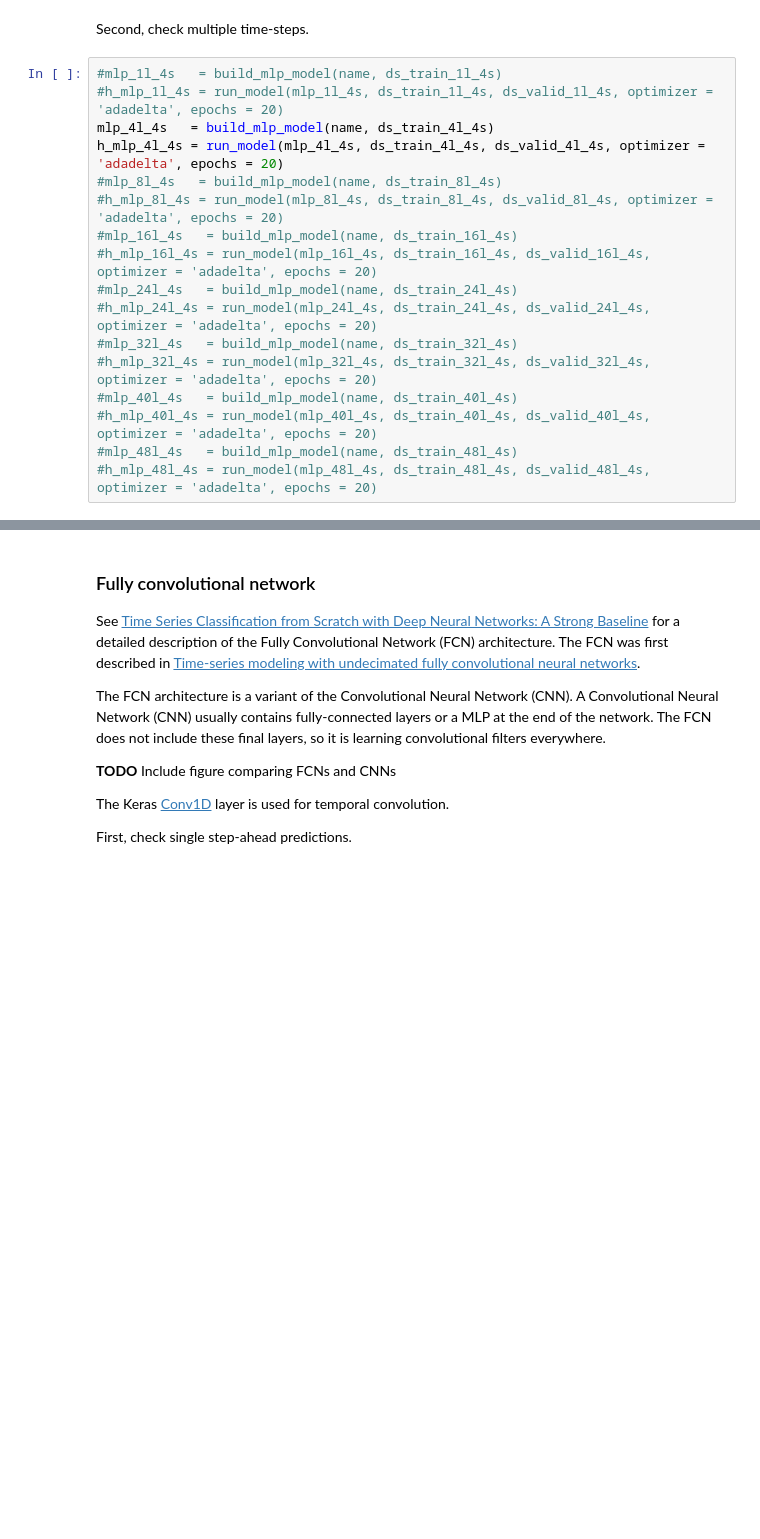
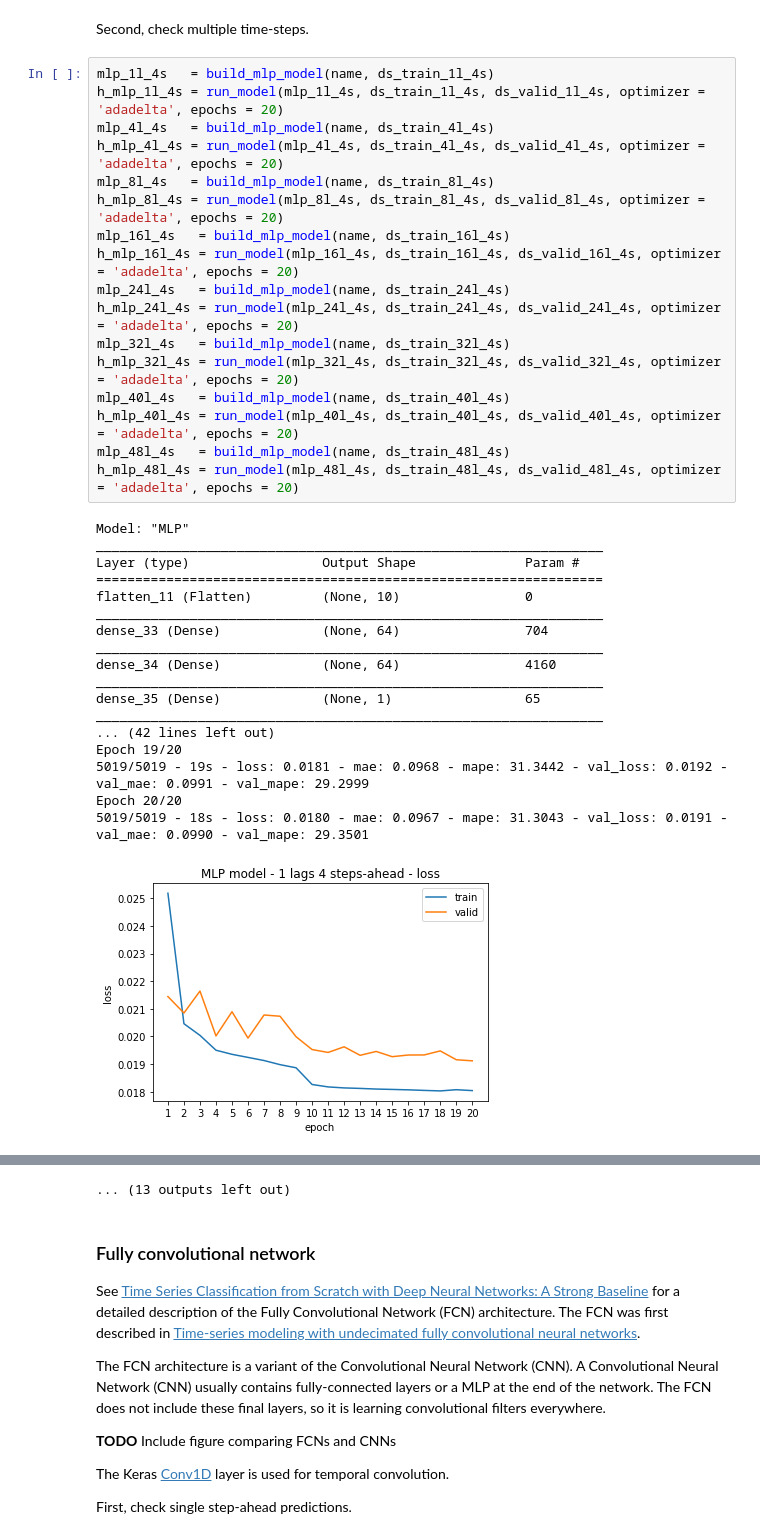
Before and after one commit to makeyourownmaker/CambridgeTemperatureModel, a Jupyter notebook: notebooks/keras_mlp_fcn_resnet_time_series.ipynb, the cells around one changed output, grey strips where cells are left out. Cells and saved outputs as stored; diff of their text form; blank space fills up the shorter version.

```diff
--- a/notebooks/keras_mlp_fcn_resnet_time_series.ipynb
+++ b/notebooks/keras_mlp_fcn_resnet_time_series.ipynb
@@ -926,19 +995,38 @@ MLP model - 4 lags 1 steps-ahead - valid min loss: 0.005545     mae: 0.052778
 # %% [markdown]
 Second, check multiple time-steps.
 # %%
-#mlp_1l_4s   = build_mlp_model(name, ds_train_1l_4s)
-#h_mlp_1l_4s = run_model(mlp_1l_4s, ds_train_1l_4s, ds_valid_1l_4s, optimizer = 'adadelta', epochs = 20)
+mlp_1l_4s   = build_mlp_model(name, ds_train_1l_4s)
+h_mlp_1l_4s = run_model(mlp_1l_4s, ds_train_1l_4s, ds_valid_1l_4s, optimizer = 'adadelta', epochs = 20)
 mlp_4l_4s   = build_mlp_model(name, ds_train_4l_4s)
 h_mlp_4l_4s = run_model(mlp_4l_4s, ds_train_4l_4s, ds_valid_4l_4s, optimizer = 'adadelta', epochs = 20)
-#mlp_8l_4s   = build_mlp_model(name, ds_train_8l_4s)
-#h_mlp_8l_4s = run_model(mlp_8l_4s, ds_train_8l_4s, ds_valid_8l_4s, optimizer = 'adadelta', epochs = 20)
-#mlp_16l_4s   = build_mlp_model(name, ds_train_16l_4s)
-#h_mlp_16l_4s = run_model(mlp_16l_4s, ds_train_16l_4s, ds_valid_16l_4s, optimizer = 'adadelta', epochs = 20)
-#mlp_24l_4s   = build_mlp_model(name, ds_train_24l_4s)
-#h_mlp_24l_4s = run_model(mlp_24l_4s, ds_train_24l_4s, ds_valid_24l_4s, optimizer = 'adadelta', epochs = 20)
-#mlp_32l_4s   = build_mlp_model(name, ds_train_32l_4s)
-#h_mlp_32l_4s = run_model(mlp_32l_4s, ds_train_32l_4s, ds_valid_32l_4s, optimizer = 'adadelta', epochs = 20)
-#mlp_40l_4s   = build_mlp_model(name, ds_train_40l_4s)
-#h_mlp_40l_4s = run_model(mlp_40l_4s, ds_train_40l_4s, ds_valid_40l_4s, optimizer = 'adadelta', epochs = 20)
-#mlp_48l_4s   = build_mlp_model(name, ds_train_48l_4s)
-#h_mlp_48l_4s = run_model(mlp_48l_4s, ds_train_48l_4s, ds_valid_48l_4s, optimizer = 'adadelta', epochs = 20)
+mlp_8l_4s   = build_mlp_model(name, ds_train_8l_4s)
+h_mlp_8l_4s = run_model(mlp_8l_4s, ds_train_8l_4s, ds_valid_8l_4s, optimizer = 'adadelta', epochs = 20)
+mlp_16l_4s   = build_mlp_model(name, ds_train_16l_4s)
+h_mlp_16l_4s = run_model(mlp_16l_4s, ds_train_16l_4s, ds_valid_16l_4s, optimizer = 'adadelta', epochs = 20)
+mlp_24l_4s   = build_mlp_model(name, ds_train_24l_4s)
+h_mlp_24l_4s = run_model(mlp_24l_4s, ds_train_24l_4s, ds_valid_24l_4s, optimizer = 'adadelta', epochs = 20)
+mlp_32l_4s   = build_mlp_model(name, ds_train_32l_4s)
+h_mlp_32l_4s = run_model(mlp_32l_4s, ds_train_32l_4s, ds_valid_32l_4s, optimizer = 'adadelta', epochs = 20)
+mlp_40l_4s   = build_mlp_model(name, ds_train_40l_4s)
+h_mlp_40l_4s = run_model(mlp_40l_4s, ds_train_40l_4s, ds_valid_40l_4s, optimizer = 'adadelta', epochs = 20)
+mlp_48l_4s   = build_mlp_model(name, ds_train_48l_4s)
+h_mlp_48l_4s = run_model(mlp_48l_4s, ds_train_48l_4s, ds_valid_48l_4s, optimizer = 'adadelta', epochs = 20)
+# %% [output]
+Model: "MLP"
+_________________________________________________________________
+Layer (type)                 Output Shape              Param #
+=================================================================
+flatten_11 (Flatten)         (None, 10)                0
+_________________________________________________________________
+dense_33 (Dense)             (None, 64)                704
+_________________________________________________________________
+dense_34 (Dense)             (None, 64)                4160
+_________________________________________________________________
+dense_35 (Dense)             (None, 1)                 65
+_________________________________________________________________
+... (42 lines left out)
+Epoch 19/20
+5019/5019 - 19s - loss: 0.0181 - mae: 0.0968 - mape: 31.3442 - val_loss: 0.0192 - val_mae: 0.0991 - val_mape: 29.2999
+Epoch 20/20
+5019/5019 - 18s - loss: 0.0180 - mae: 0.0967 - mape: 31.3043 - val_loss: 0.0191 - val_mae: 0.0990 - val_mape: 29.3501
+[figure, added]
@@ -945,3 +1091,4 @@ h_mlp_4l_4s = run_model(mlp_4l_4s, ds_train_4l_4s, ds_valid_4l_4s, optimizer = '
+... (13 outputs left out)
 # %% [markdown]
 ### Fully convolutional network
 
```
Also changed, not shown: parts of 11 cells of this notebook.
